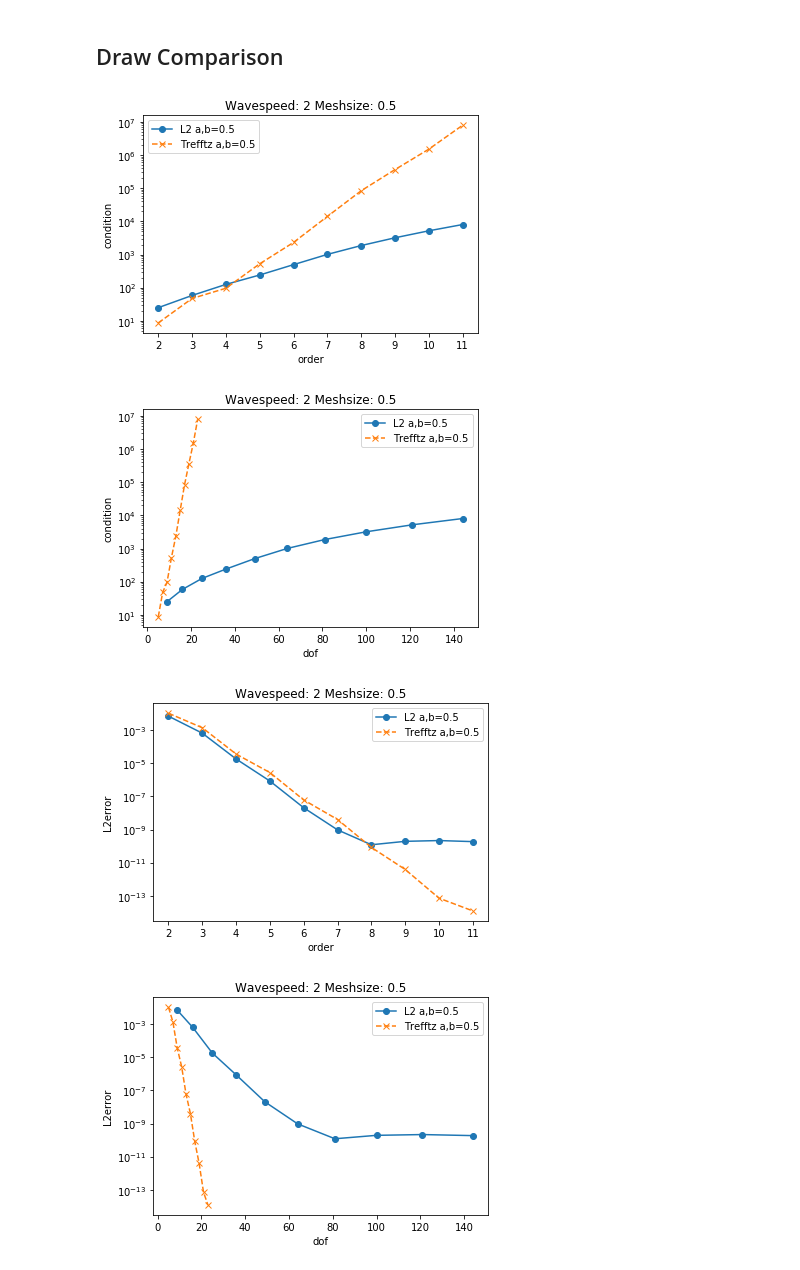
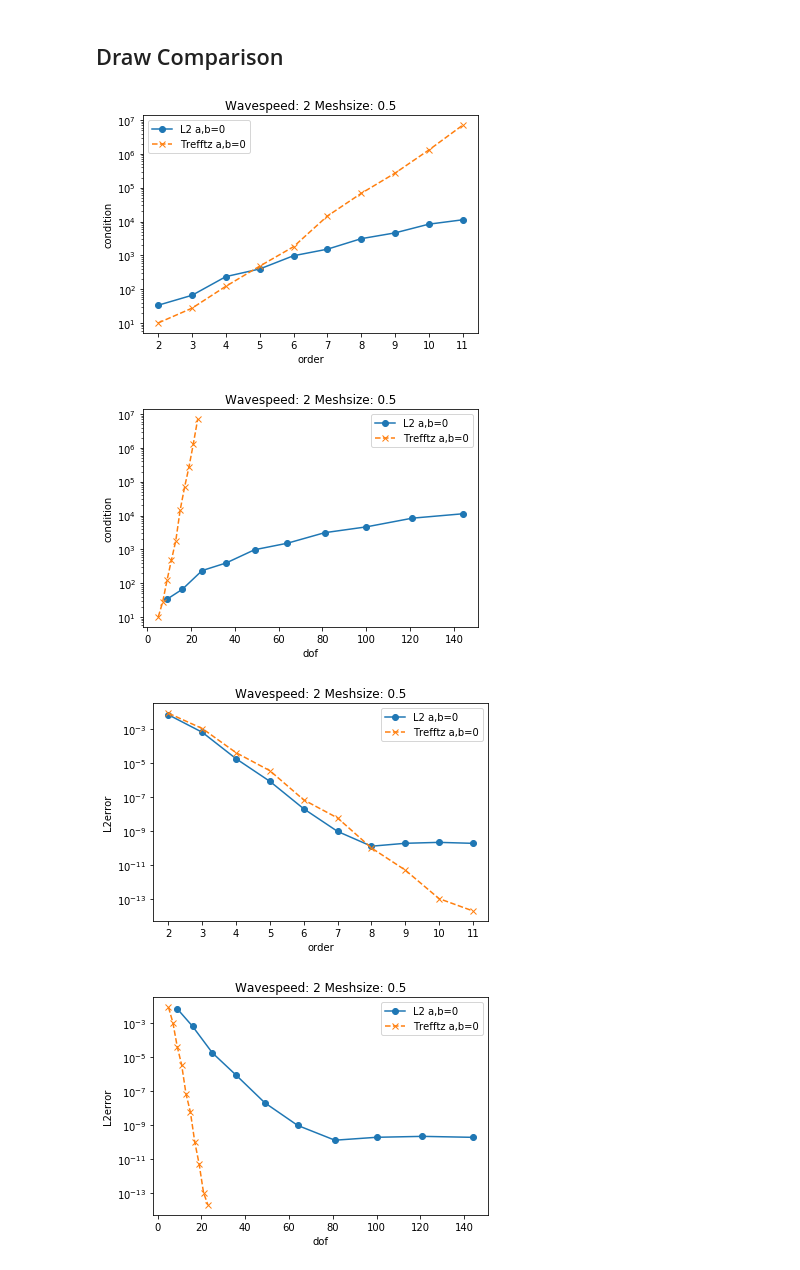
Before and after one commit to PaulSt/NGSTrefftz, a Jupyter notebook: python_test/cartsolve/notebooks/Cartsolve_v3.ipynb, the cells around one changed output. Cells and saved outputs as stored; diff of their text form; code cells hidden in the pictures.

```diff
--- a/python_test/cartsolve/notebooks/Cartsolve_v3.ipynb
+++ b/python_test/cartsolve/notebooks/Cartsolve_v3.ipynb
@@ -104,7 +104,8 @@ def MakeSystem(fes,fullsys=False, alpha=0,beta=0,gamma=1):
     a += SymbolicBFI( timelike 	* ( mean_v*jump_taux + mean_sig*jump_wx + alpha*jump_vx*jump_wx + beta*jump_sigx*jump_taux ) ,VOL, skeleton=True ) #time like faces
     a += SymbolicBFI( spacelike * IfPos(n_t,1,0) * ( pow(c,-2)*v*w + sig*tau ), BND, skeleton=True) #t=T (or *x)
     a += SymbolicBFI( timelike 	* ( sig*n_x*w + alpha*v*w ), BND, skeleton=True) #dirichlet boundary 'timelike'
-    a += SymbolicBFI( spacelike * ( gamma * (-n_t*jump_Ut)*IfPos(n_t,V.Other(),V) ) ,VOL,  skeleton=True ) #correction term to recover sol of second order system
+    #a += SymbolicBFI( spacelike * ( gamma * (-n_t*jump_Ut)*IfPos(n_t,V.Other(),V) ) ,VOL,  skeleton=True ) #correction term to recover sol of second order system
+    a += SymbolicBFI( spacelike * ( gamma * (-jump_Ut)*IfPos(n_t,V.Other(),V) ) ,VOL,  skeleton=True ) #correction term to recover sol of second order system
     a += SymbolicBFI( spacelike * ( gamma * IfPos(-n_t,1,0) * U*V ) ,BND,  skeleton=True ) #BND correction term to recover sol of second order system
     if(fullsys==True):
         HV = V.Operator("hesse")
@@ -130,8 +131,8 @@ def SolveNp(a,f,fes):
 
     for i in range(a.mat.width):#gfu.vec.data = a.mat.Inverse() * f.vec
         nvec[i] = f.vec[i]/sqrt(a.mat[i,i])
-        if(a.mat[i,i]<0):
-            print(a.mat[i,i])
+        #if(a.mat[i,i]<0):
+        #    print(a.mat[i,i])
         for j in range(a.mat.height):
             nmat[j,i] = a.mat[j,i]/sqrt(a.mat[i,i]*a.mat[j,j])
 
@@ -148,8 +149,8 @@ def SolveNp(a,f,fes):
     return [gfu,np.linalg.cond(nmat)]
 # %%
 def SolveWaveeq(fes,fullsys):
-    alpha = 0.5
-    beta = 0.5
+    alpha = 0
+    beta = 0
 
     [a,f] = MakeSystem(fes,fullsys,alpha,beta)
     [gfu,cond] = SolveNp(a,f,fes)
@@ -218,25 +219,25 @@ btype: Trefftz dof: 23.0 cond: 7973143.98241 L2error: 1.2439528514733187e-14 H1e
 # %%
 import matplotlib.pyplot as plt
 from matplotlib.ticker import MaxNLocator
 
 label = ['','order','dof','condition', 'L2error', 'semi-H1error']
 sol = np.array(solution)
 
 for yaxis in [3,4,5]:
     for xaxis in [1,2]:
         fig = plt.figure()
         ax = fig.gca()
-        plt.semilogy(sol[sol[:,0]==0,xaxis], sol[sol[:,0]==0,yaxis], '-o', label="L2 a,b=0.5")
-        plt.semilogy(sol[sol[:,0]==1,xaxis], sol[sol[:,0]==1,yaxis], '--x', label="Trefftz a,b=0.5")
+        plt.semilogy(sol[sol[:,0]==0,xaxis], sol[sol[:,0]==0,yaxis], '-o', label="L2 a,b=0")
+        plt.semilogy(sol[sol[:,0]==1,xaxis], sol[sol[:,0]==1,yaxis], '--x', label="Trefftz a,b=0")
         ax.xaxis.set_major_locator(MaxNLocator(integer=True))
         plt.title('Wavespeed: ' + str(c) + " Meshsize: " + str(1/N))
         plt.legend()
         plt.ylabel(label[yaxis])
         plt.xlabel(label[xaxis])
-        #plt.savefig("results/pvtnew_"+label[yaxis]+label[xaxis]+".png")
+        plt.savefig("results/pvtv3_"+label[yaxis]+label[xaxis]+".png")
         plt.show()
 # %% [output]
-[figure, old version]
+[figure, new version]
-[figure, old version]
+[figure, new version]
-[figure, old version]
+[figure, new version]
-[figure, old version]
+[figure, new version]
```
Also changed, not shown: parts of 2 cells of this notebook, 1 other file.
